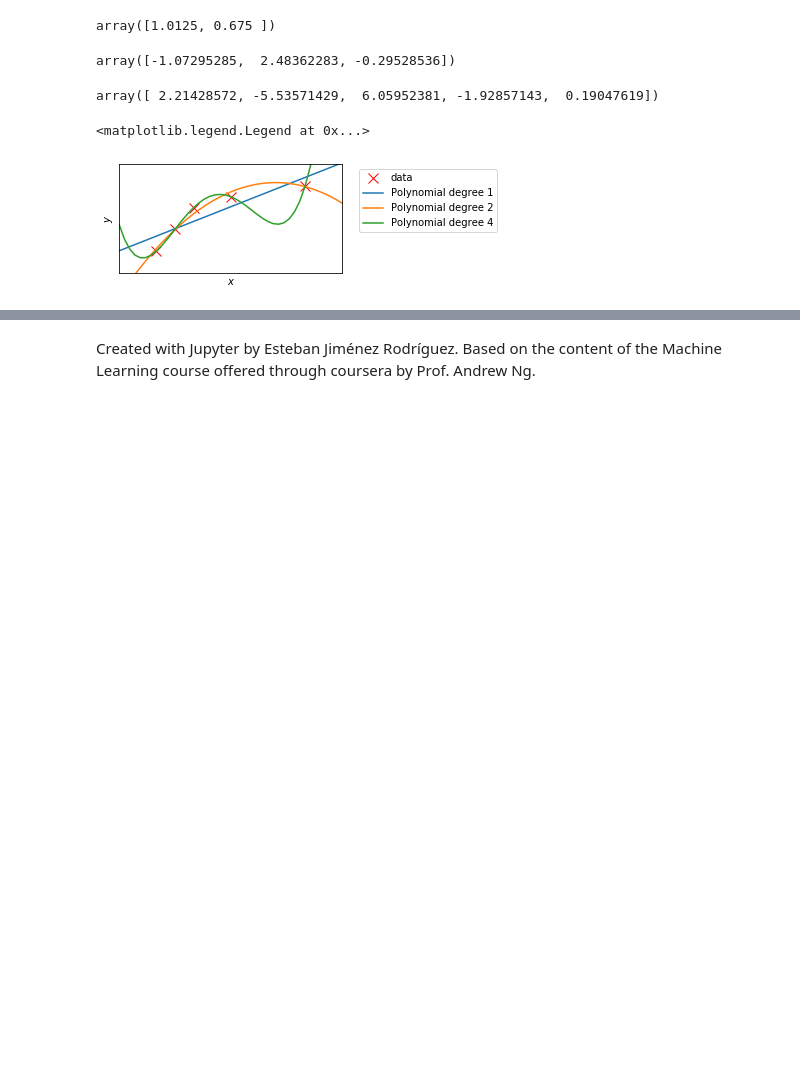
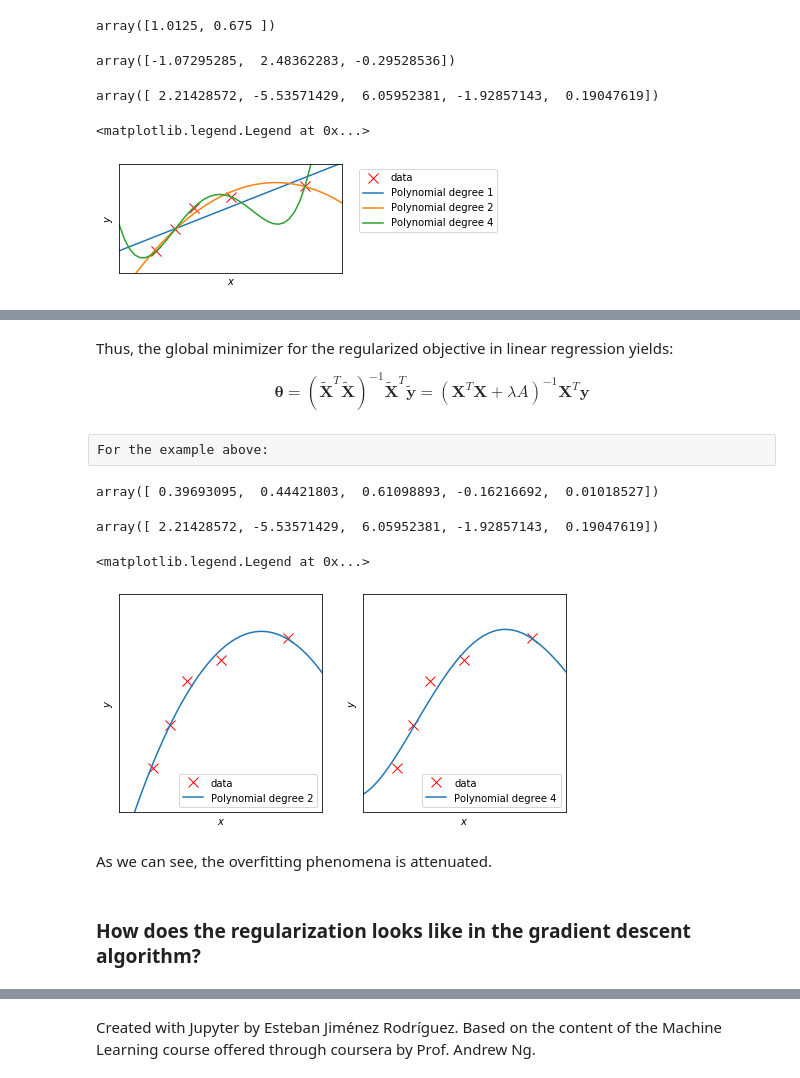
Before and after one commit to esjimenezro/ml_course, a Jupyter notebook: Week3/3SolvingOverfittingProblem.ipynb, the cells around one changed output, grey strips where cells are left out. Cells and saved outputs as stored; diff of their text form; code cells hidden in the pictures; blank space fills up the shorter version.

```diff
--- a/Week3/3SolvingOverfittingProblem.ipynb
+++ b/Week3/3SolvingOverfittingProblem.ipynb
@@ -103,0 +247,64 @@ plt.legend(loc='upper left', bbox_to_anchor=(1.05, 1))
+# %% [markdown]
+Thus, the global minimizer for the regularized objective in linear regression yields:
+
+$$
+\boldsymbol{\theta} = (\tilde{\boldsymbol{X}}^T\tilde{\boldsymbol{X}})^{-1}\tilde{\boldsymbol{X}}^T \tilde{\boldsymbol{y}}= (\boldsymbol{X}^T\boldsymbol{X} + \lambda A)^{-1}\boldsymbol{X}^T \boldsymbol{y}
+$$
+# %% [raw]
+For the example above:
+# %%
+l = 0.3
+A = np.block([[np.zeros((1, 1)), np.zeros((1, 4))],
+              [np.zeros((4, 1)), np.eye(4)]])
+theta4_reg = np.linalg.solve(X4.T.dot(X4) + l * A, X4.T.dot(y))
+theta4_reg
+# %% [output]
+array([ 0.39693095,  0.44421803,  0.61098893, -0.16216692,  0.01018527])
+# %%
+theta4
+# %% [output]
+array([ 2.21428572, -5.53571429,  6.05952381, -1.92857143,  0.19047619])
+# %%
+# Draw some data
+x_fit = np.linspace(0, 7)
+X2_fit = np.concatenate([np.array([x_fit**i]).T for i in range(3)], axis=1)
+X4_fit = np.concatenate([np.array([x_fit**i]).T for i in range(5)], axis=1)
+y2 = X2_fit.dot(theta2)
+y4 = X4_fit.dot(theta4_reg)
+
+plt.figure(figsize=(8, 4))
+plt.subplot(1, 2, 1)
+plt.plot(x, y, 'rx', ms=10, label='data')
+plt.plot(x_fit, y2, label='Polynomial degree 2')
+plt.tick_params(
+    axis='both',       # changes apply to the x-axis
+    which='both',      # both major and minor ticks are affected
+    bottom=False,      # ticks along the bottom edge are off
+    left=False,
+    labelleft=False,
+    labelbottom=False) # labels along the bottom edge are off
+plt.xlabel('$x$')
+plt.ylabel('$y$')
+plt.axis([0, 6, 0, 5])
+plt.legend(loc='best')
+plt.subplot(1, 2, 2)
+plt.plot(x, y, 'rx', ms=10, label='data')
+plt.plot(x_fit, y4, label='Polynomial degree 4')
+plt.tick_params(
+    axis='both',       # changes apply to the x-axis
+    which='both',      # both major and minor ticks are affected
+    bottom=False,      # ticks along the bottom edge are off
+    left=False,
+    labelleft=False,
+    labelbottom=False) # labels along the bottom edge are off
+plt.xlabel('$x$')
+plt.ylabel('$y$')
+plt.axis([0, 6, 0, 5])
+plt.legend(loc='best')
+# %% [output]
+<matplotlib.legend.Legend at 0x...>
+[figure, added]
+# %% [markdown]
+As we can see, the overfitting phenomena is attenuated.
+# %% [markdown]
+### How does the regularization looks like in the gradient descent algorithm?
```
Also changed, not shown: parts of 18 cells of this notebook, 4 other files.
